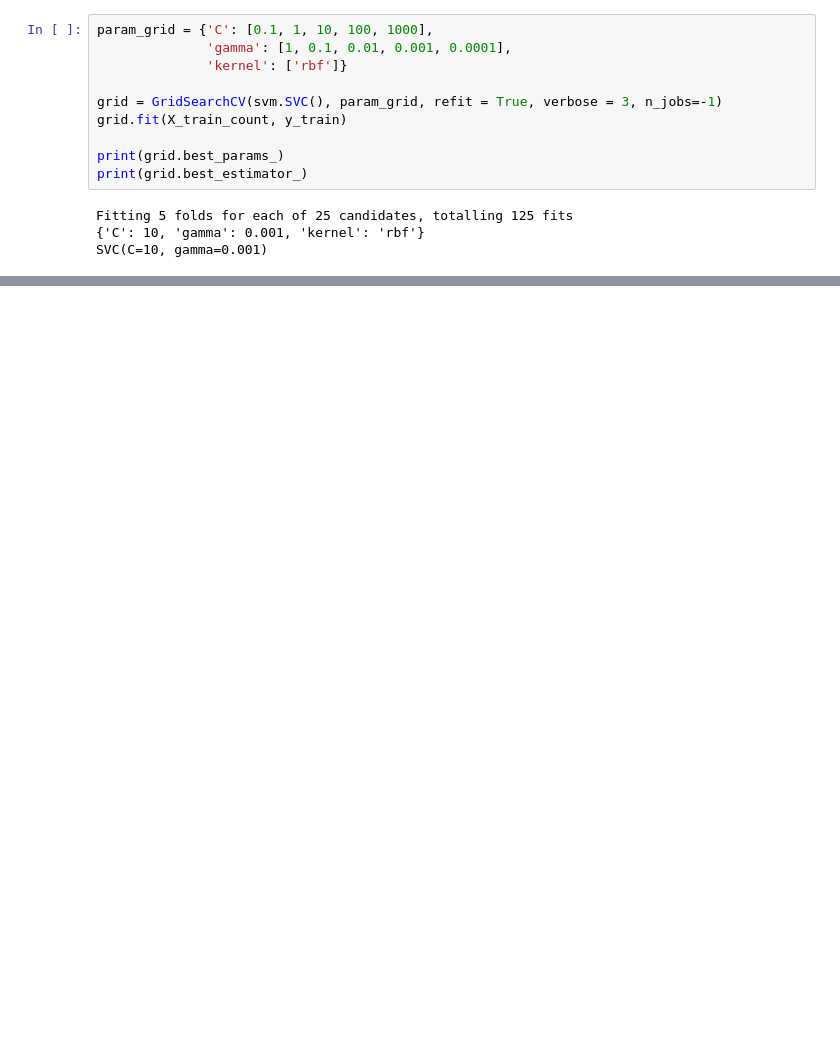
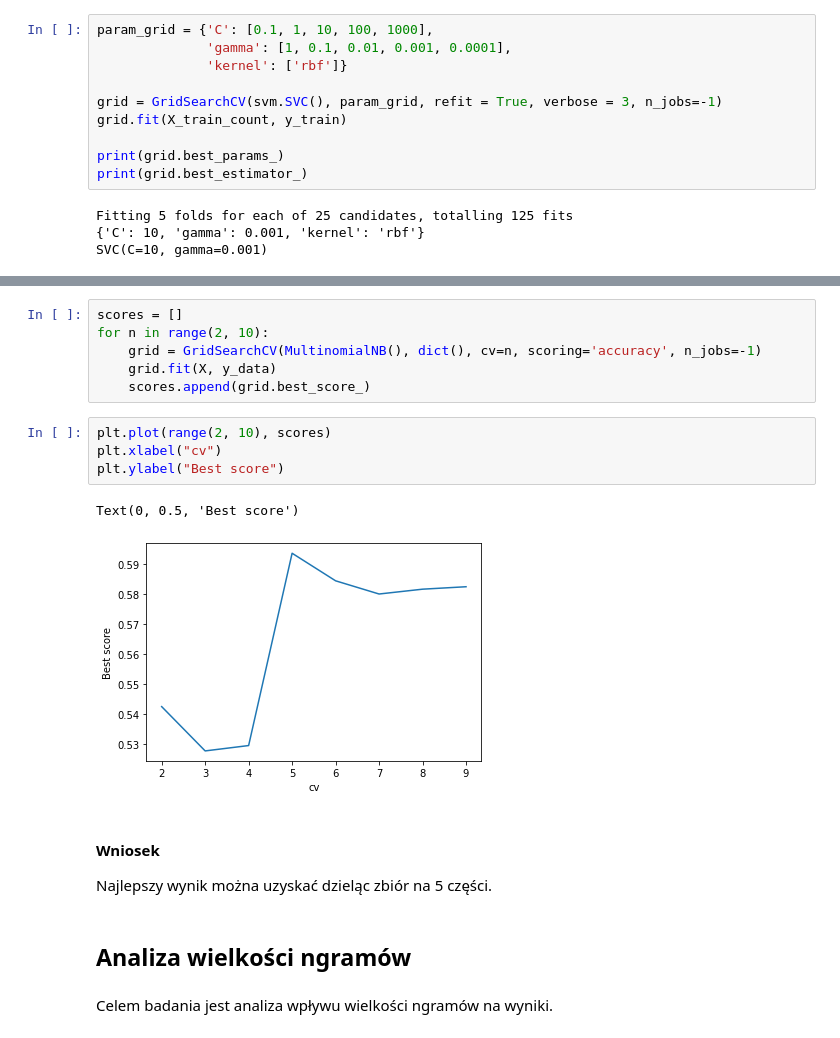
Before and after one commit to tojatos/SI, a Jupyter notebook: MachineLearning/zad1.ipynb, the cells around one changed output, grey strips where cells are left out. Drawn from its saved outputs; the diff is of its cells as text; blank space fills up the shorter version.

```diff
--- a/MachineLearning/zad1.ipynb
+++ b/MachineLearning/zad1.ipynb
@@ -252,0 +357,20 @@ weighted avg       0.67      0.66      0.66      1252
+# %%
+scores = []
+for n in range(2, 10):
+    grid = GridSearchCV(MultinomialNB(), dict(), cv=n, scoring='accuracy', n_jobs=-1)
+    grid.fit(X, y_data)
+    scores.append(grid.best_score_)
+# %%
+plt.plot(range(2, 10), scores)
+plt.xlabel("cv")
+plt.ylabel("Best score")
+# %% [output]
+Text(0, 0.5, 'Best score')
+[figure, added]
+# %% [markdown]
+#### Wniosek
+Najlepszy wynik można uzyskać dzieląc zbiór na 5 części.
+# %% [markdown]
+## Analiza wielkości ngramów
+# %% [markdown]
+Celem badania jest analiza wpływu wielkości ngramów na wyniki.
```
Also changed, not shown: parts of 32 cells of this notebook.
